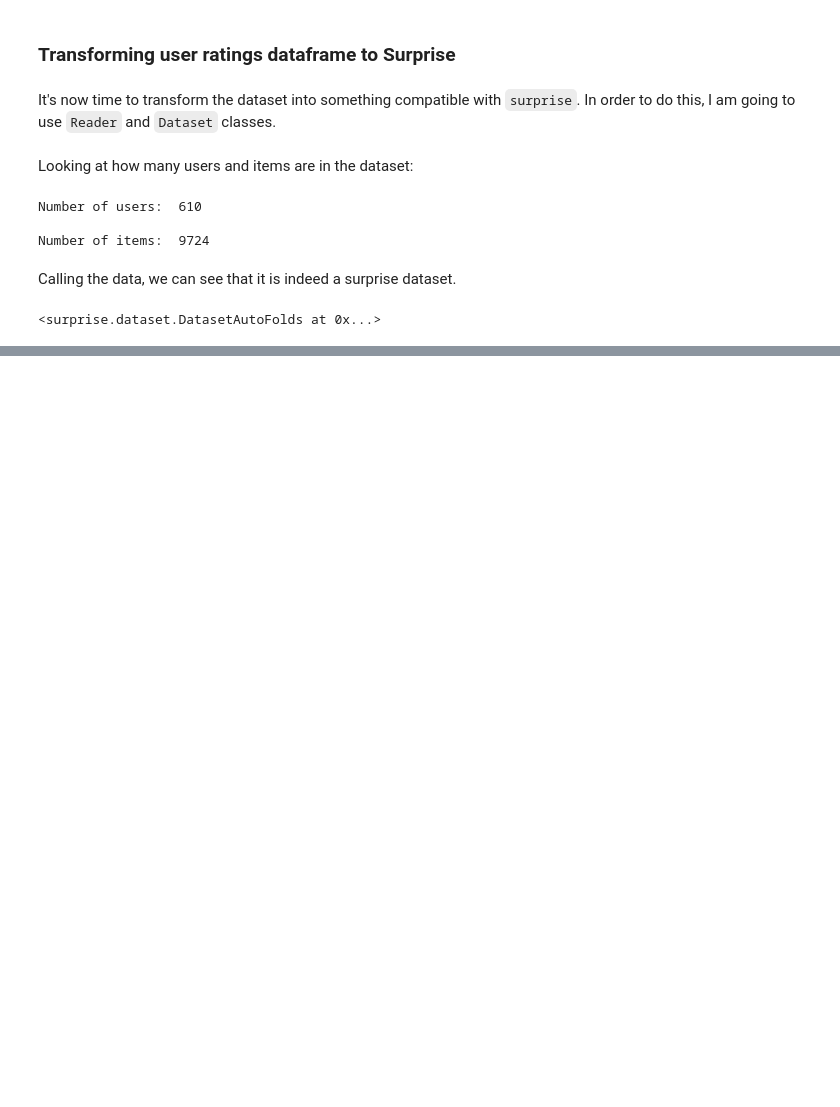
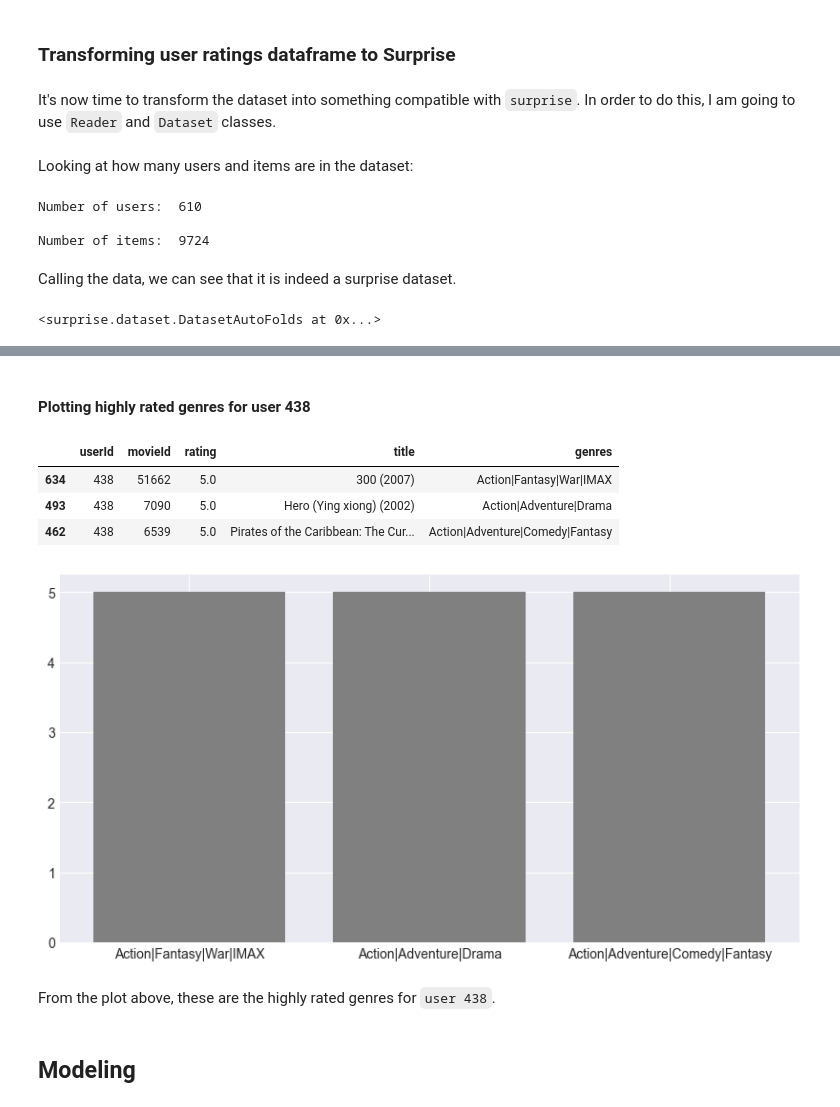
Before and after one commit to brandonbush2/Movie-Recommendation-System, a Jupyter notebook: Movie Recommendation System.ipynb, the cells around one changed output, grey strips where cells are left out. Drawn from its saved outputs; the diff is of its cells as text; code cells hidden in the pictures; blank space fills up the shorter version.

Commit message:
Sampled a random user

```diff
--- a/Movie Recommendation System.ipynb
+++ b/Movie Recommendation System.ipynb
@@ -205,0 +218,3 @@ data
+# %%
+#storing this user id
+user = 438
@@ -205,0 +224,4 @@ data
+# %%
+#creating dataframe or user 438 only
+user438 = user_rating.loc[user_rating['userId'] == user]
+user438
@@ -205,0 +244,4 @@ data
+# %%
+# Merge user438s with movie titles
+user438_movie_ratings = pd.merge(user438, movie_titles, on='movieId')
+user438_movie_ratings
@@ -205,0 +262,21 @@ data
+# %% [markdown]
+#### Plotting highly rated genres for user 438
+# %%
+#user438 three highest rated genres
+user438_ratings = user438_movie_ratings.sort_values(by = 'rating', ascending = False).head(3)
+user438_ratings
+# %% [output]
+|  | userId | movieId | rating | title | genres |
+| 634 | 438 | 51662 | 5.0 | 300 (2007) | Action|Fantasy|War|IMAX |
+| 493 | 438 | 7090 | 5.0 | Hero (Ying xiong) (2002) | Action|Adventure|Drama |
+| 462 | 438 | 6539 | 5.0 | Pirates of the Caribbean: The Cur... | Action|Adventure|Comedy|Fantasy |
+# %%
+#plotting bar plot
+plt.figure(figsize = (10,5))
+plt.bar(user438_ratings['genres'], user438_ratings['rating'], color = 'grey');
+# %% [output]
+[figure, added]
+# %% [markdown]
+From the plot above, these are the highly rated genres for `user 438`.
+# %% [markdown]
+## Modeling
```
Also changed, not shown: parts of 6 cells of this notebook.
